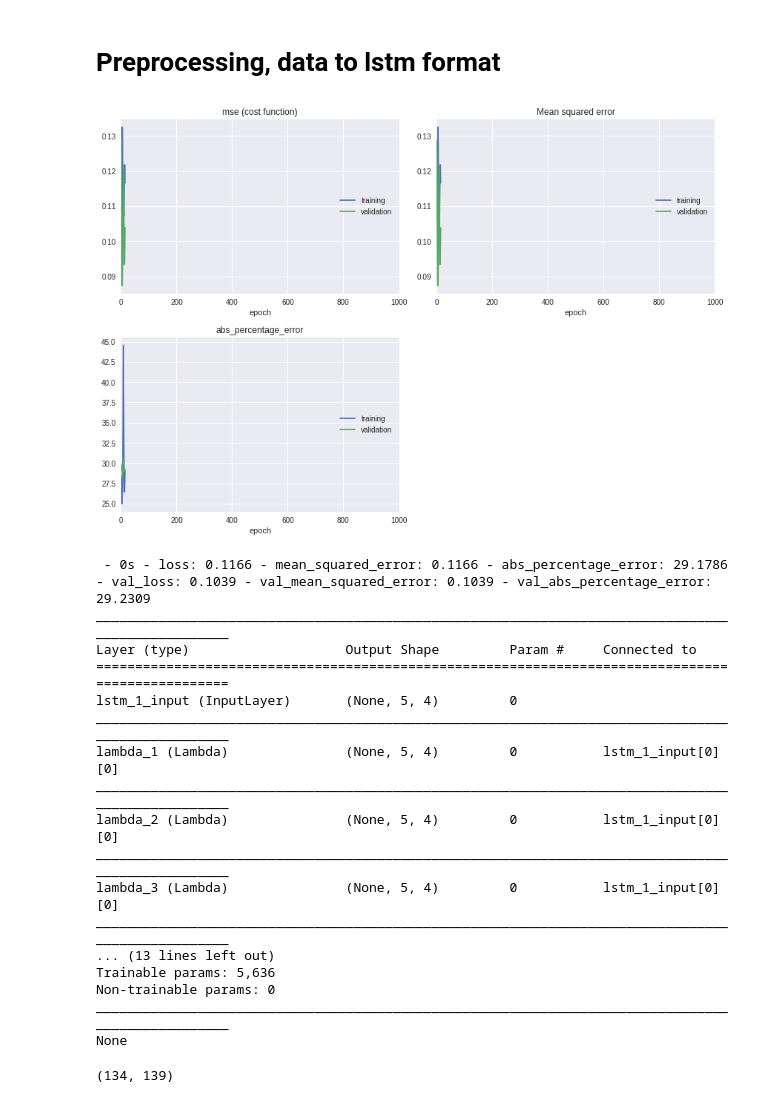
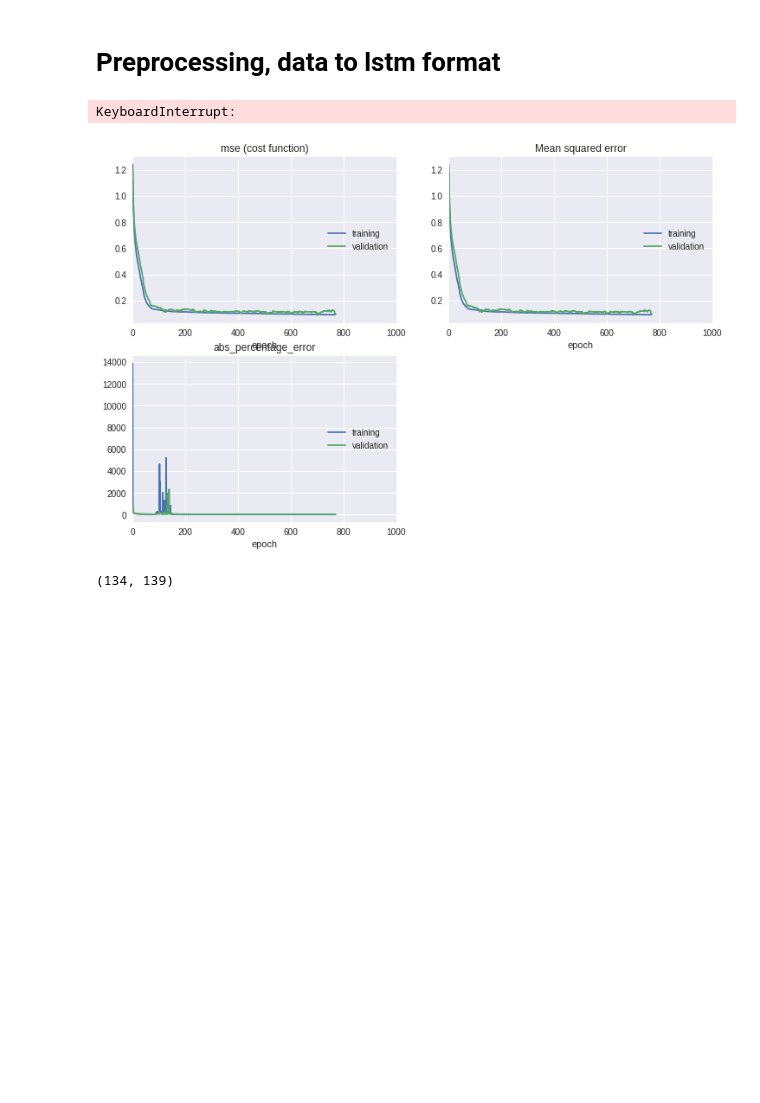
Before and after one commit to deKeijzer/KB-74-OPSCHALER, a Jupyter notebook: Personal_folders/Brian/Keras/LSTM.ipynb, the cells around one changed output. Saved outputs shown, nothing was run; the diff lists cells and outputs as text; code cells hidden in the pictures; blank space fills up the shorter version.

Commit message:
Single LSTM layer result added

```diff
--- a/Personal_folders/Brian/Keras/LSTM.ipynb
+++ b/Personal_folders/Brian/Keras/LSTM.ipynb
@@ -143,7 +143,7 @@ def abs_percentage_error(y_true, y_pred):
     """
     return (K.abs(y_true - y_pred) / K.abs(y_pred)) * 100
 # %%
-hidden_nodes = 35
+hidden_nodes = 35 # 35
 epochs = 1000
 
 # Create model
@@ -170,35 +170,19 @@ model = multi_gpu_model(model, gpus=num_gpu)
 sgd = SGD(lr=0.005, momentum=0.9, decay=0, nesterov=True) # sgd in general yields better results, but needs a lot of tweeking and is slower
 
 # compile & fit
-model.compile(optimizer=sgd, loss = ['mse'], metrics=['mse', abs_percentage_error])
+model.compile(optimizer='sgd', loss = ['mse'], metrics=['mse', abs_percentage_error])
 # %%
-early_stopping_monitor = EarlyStopping(patience=10)
+early_stopping_monitor = EarlyStopping(patience=1000)
 
 
 
 model.fit(X_train, y_train, epochs=epochs, batch_size=int(len(X_train)/4), validation_data=(X_test, y_test),
          verbose=2, callbacks=[PlotLossesKeras(), early_stopping_monitor])
 
 print(model.summary())
 # %% [output]
+KeyboardInterrupt:
-[figure, old version]
+[figure, new version]
- - 0s - loss: 0.1166 - mean_squared_error: 0.1166 - abs_percentage_error: 29.1786 - val_loss: 0.1039 - val_mean_squared_error: 0.1039 - val_abs_percentage_error: 29.2309
-__________________________________________________________________________________________________
-Layer (type)                    Output Shape         Param #     Connected to
-==================================================================================================
-lstm_1_input (InputLayer)       (None, 5, 4)         0
-__________________________________________________________________________________________________
-lambda_1 (Lambda)               (None, 5, 4)         0           lstm_1_input[0][0]
-__________________________________________________________________________________________________
-lambda_2 (Lambda)               (None, 5, 4)         0           lstm_1_input[0][0]
-__________________________________________________________________________________________________
-lambda_3 (Lambda)               (None, 5, 4)         0           lstm_1_input[0][0]
-__________________________________________________________________________________________________
-... (13 lines left out)
-Trainable params: 5,636
-Non-trainable params: 0
-__________________________________________________________________________________________________
-None
 # %%
 # variables
 df = data # should be a pandas dataframe
```
Also changed, not shown: parts of 2 cells of this notebook, 1 other file.
